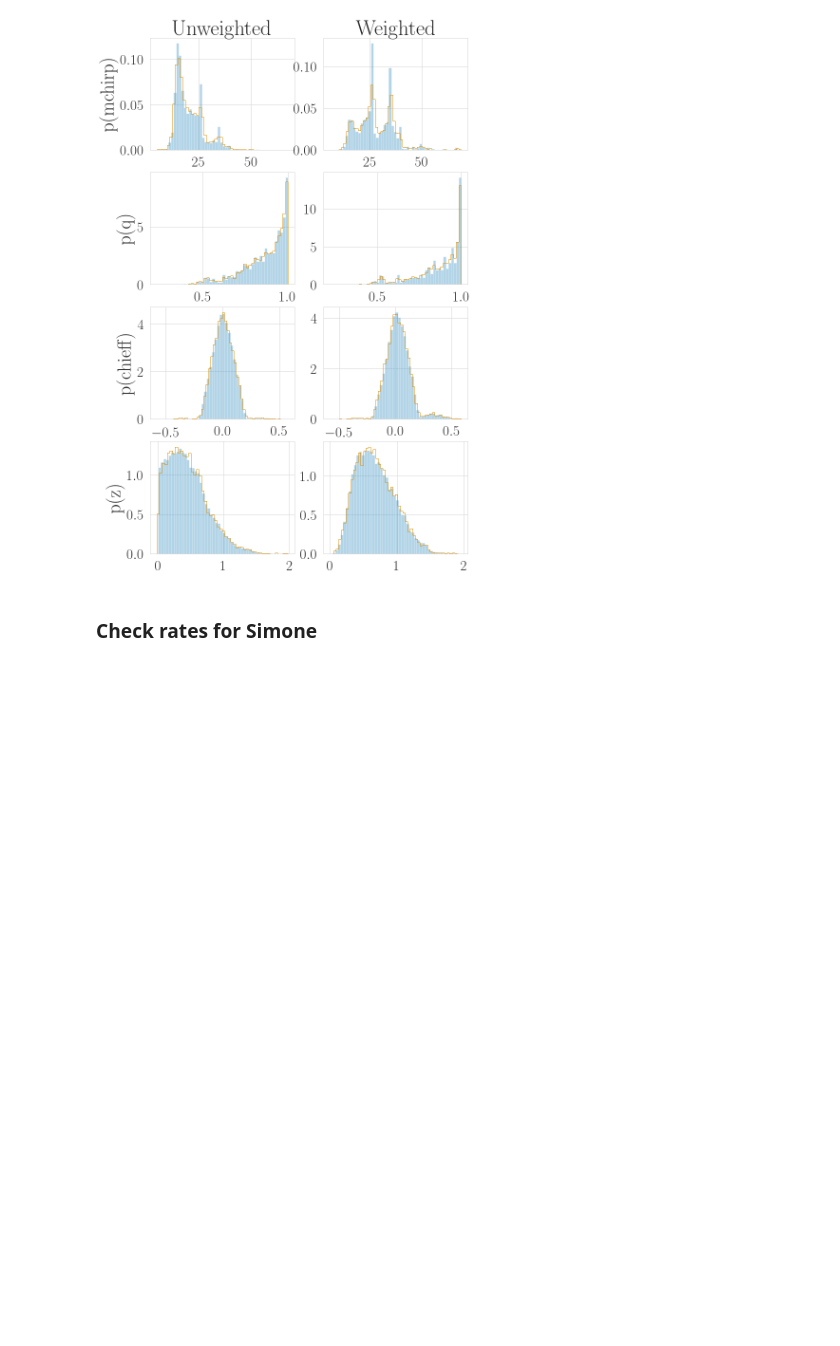
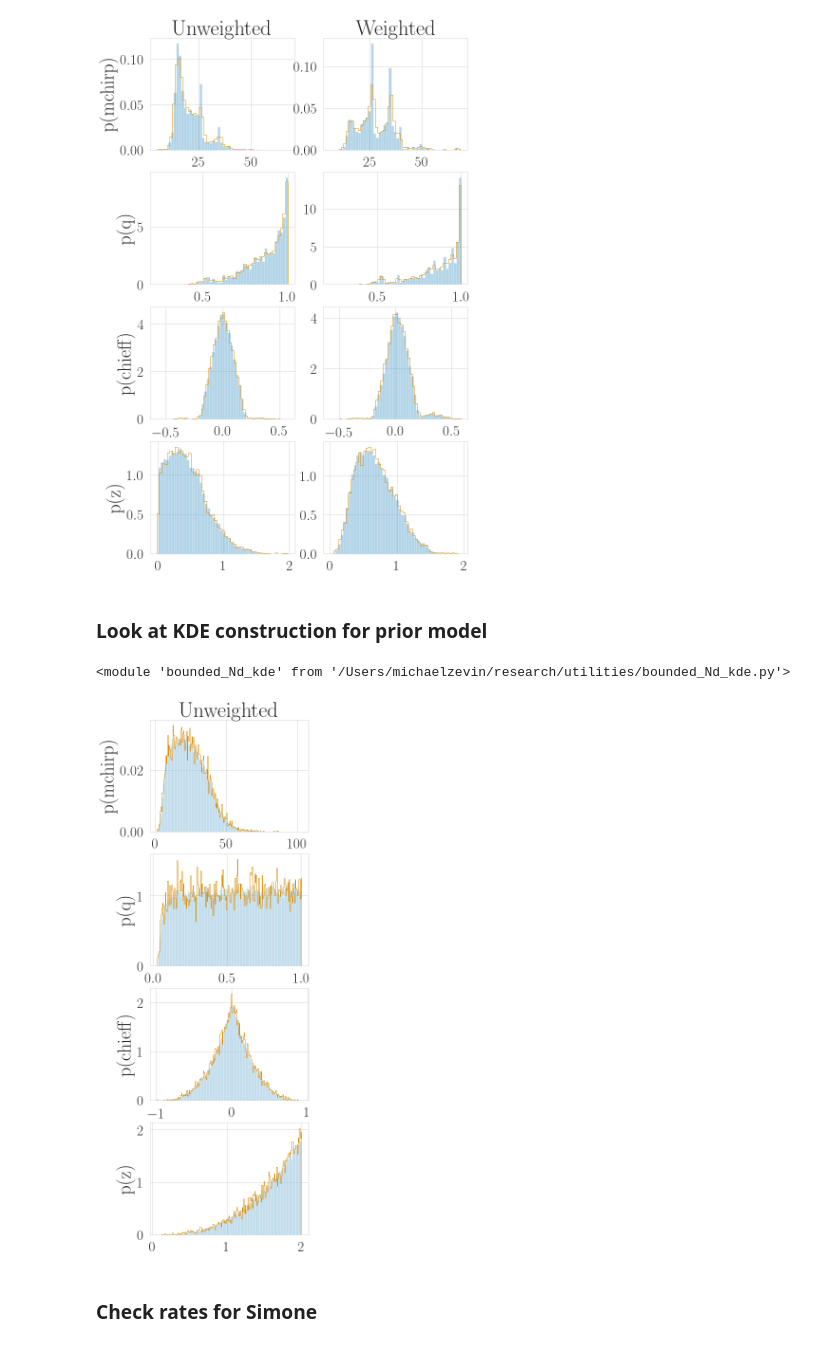
Before and after one commit to michaelzevin/model_selection, a Jupyter notebook: notebooks/examine_populations.ipynb, the cells around one changed output. Drawn from its saved outputs; the diff is of its cells as text; code cells hidden in the pictures; blank space fills up the shorter version.

Commit message:
corrected for LVC prior p(theta)

```diff
--- a/notebooks/examine_populations.ipynb
+++ b/notebooks/examine_populations.ipynb
@@ -372,6 +372,61 @@ for idx, param in enumerate(params):
         h, bins, _ = axs[idx,1].hist(resamp_weighted[idx], bins=50, density=True, histtype='step', color=cp[1])
 # %% [output]
 [figure]
+# %% [markdown]
+### Look at KDE construction for prior model
+# %%
+gw_path = '/Users/michaelzevin/research/model_selection/model_selection/data/gw_events'
+df = pd.read_hdf(os.path.join(gw_path, 'LVC_prior.hdf5'), key='samples')
+Nsamp = 100000
+bw = 0.01
+normalized = False
+df = df.sample(Nsamp) if len(df)>Nsamp else df
+
+if normalized == True:
+    # Normalize the samples
+    params = ['mchirp','q','chieff','z']
+    for param in params:
+        df[param] = (df[param]-param_lims[param][0])/(param_lims[param][1]-param_lims[param][0])
+
+reload(bounded_Nd_kde)
+# %% [output]
+<module 'bounded_Nd_kde' from '/Users/michaelzevin/research/utilities/bounded_Nd_kde.py'>
+# %%
+params=['mchirp','q','chieff','z']
+eval_pts = np.asarray([np.linspace(*param_lims[params[0]], 101), np.linspace(*param_lims[params[1]], 101), \
+                       np.linspace(*param_lims[params[2]], 101), np.linspace(*param_lims[params[3]], 101)])
+
+X = np.atleast_2d([df[params[0]],df[params[1]],df[params[2]],df[params[3]]])
+Bounds = np.atleast_2d([param_lims[params[0]],param_lims[params[1]],param_lims[params[2]],param_lims[params[3]]])
+
+if normalized == True:
+    Bounds = np.atleast_2d([(0,1),(0,1),(0,1),(0,1)])
+    eval_pts = np.asarray([np.linspace(0,1, 101), np.linspace(0,1, 101), np.linspace(0,1, 101), np.linspace(0,1, 101)])
+
+
+kde = bounded_Nd_kde.Bounded_Nd_kde(X, bounds=Bounds, bw_method=bw)
+kde_eval = kde(eval_pts)
+# %%
+# check 1D distributions against KDE resample
+N=10000
+
+fig, axs = plt.subplots(len(params),1, figsize=(6,5*len(params)))
+
+axs[0].set_title('Unweighted')
+
+
+resamp = kde.bounded_resample(N)
+for idx, param in enumerate(params):
+    axs[idx].set_ylabel('p({:s})'.format(params[idx]))
+
+    if normalized == True:
+        h, bins, _ = axs[idx].hist(df[param]*(param_lims[param][1]-param_lims[param][0]) + param_lims[param][0], bins=200, density=True, alpha=0.3, color=cp[0])
+        h, bins, _ = axs[idx].hist(resamp[idx]*(param_lims[param][1]-param_lims[param][0]) + param_lims[param][0], bins=200, density=True, histtype='step', color=cp[1])
+    else:
+        h, bins, _ = axs[idx].hist(df[param], bins=200, density=True, alpha=0.3, color=cp[0])
+        h, bins, _ = axs[idx].hist(resamp[idx], bins=200, density=True, histtype='step', color=cp[1])
+# %% [output]
+[figure, added]
 # %% [markdown]
 ### Check rates for Simone
 # %%
```
Also changed, not shown: 4 other files.
